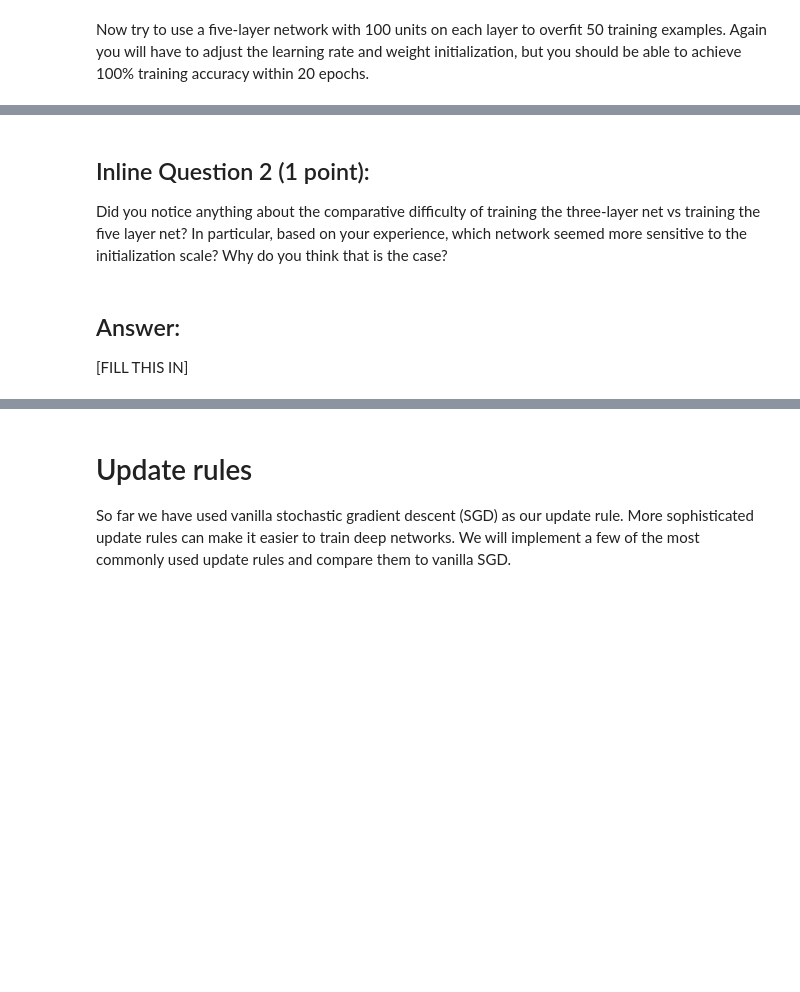
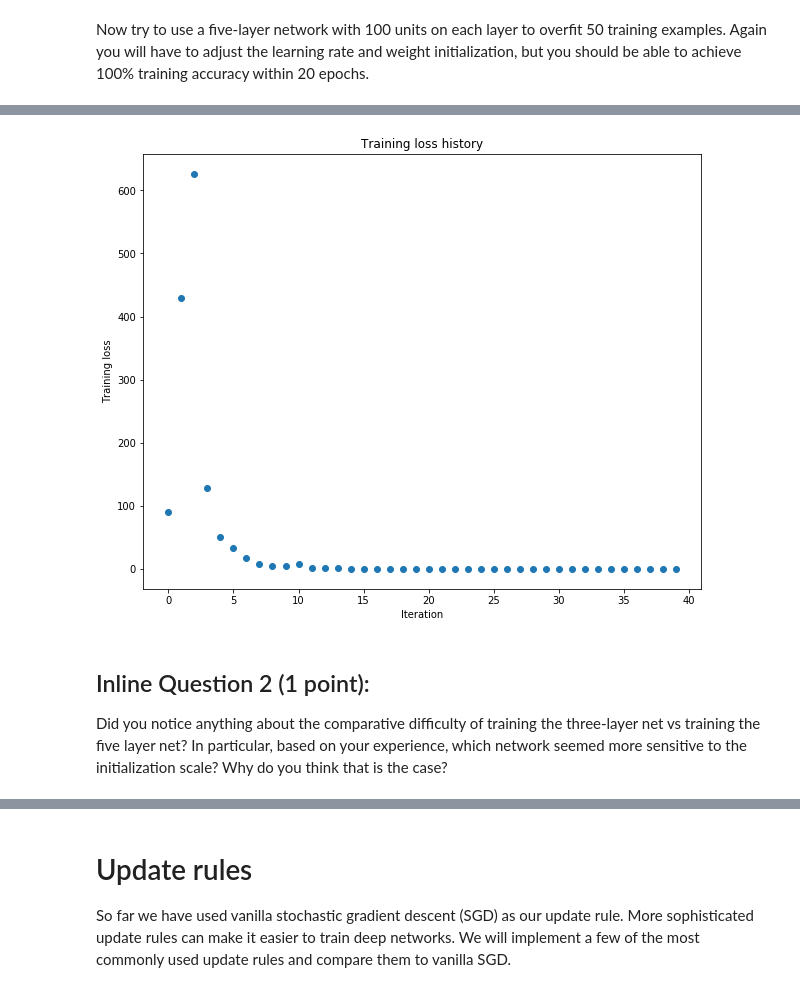
Before and after one commit to labdmitriy/dl_in_nlp, a Jupyter notebook: workshop_2/backpropagation_workshop/task3_FullyConnectedNets.ipynb, the cells around one changed output, grey strips where cells are left out. Drawn from its saved outputs; the diff is of its cells as text; code cells hidden in the pictures; blank space fills up the shorter version.

```diff
--- a/workshop_2/backpropagation_workshop/task3_FullyConnectedNets.ipynb
+++ b/workshop_2/backpropagation_workshop/task3_FullyConnectedNets.ipynb
@@ -480,8 +495,8 @@ small_data = {
   'y_val': data['y_val'],
 }
 
-learning_rate = 2e-3
-weight_scale = 1e-5
+learning_rate = 2e-3 # 2e-3
+weight_scale = 1e-1 # 1e-5
 model = FullyConnectedNet([100, 100, 100, 100],
                 weight_scale=weight_scale, dtype=np.float64)
 solver = Solver(model, small_data,
@@ -498,3 +513,4 @@ plt.title('Training loss history')
 plt.xlabel('Iteration')
 plt.ylabel('Training loss')
 plt.show()
+# %% [output]
@@ -501,6 +534,4 @@ plt.show()
+[figure, added]
 # %% [markdown]
 ## Inline Question 2 (1 point):
 Did you notice anything about the comparative difficulty of training the three-layer net vs training the five layer net? In particular, based on your experience, which network seemed more sensitive to the initialization scale? Why do you think that is the case?
-# %% [markdown]
-## Answer:
-[FILL THIS IN]
```
Also changed, not shown: parts of 11 cells of this notebook, 3 other files.
